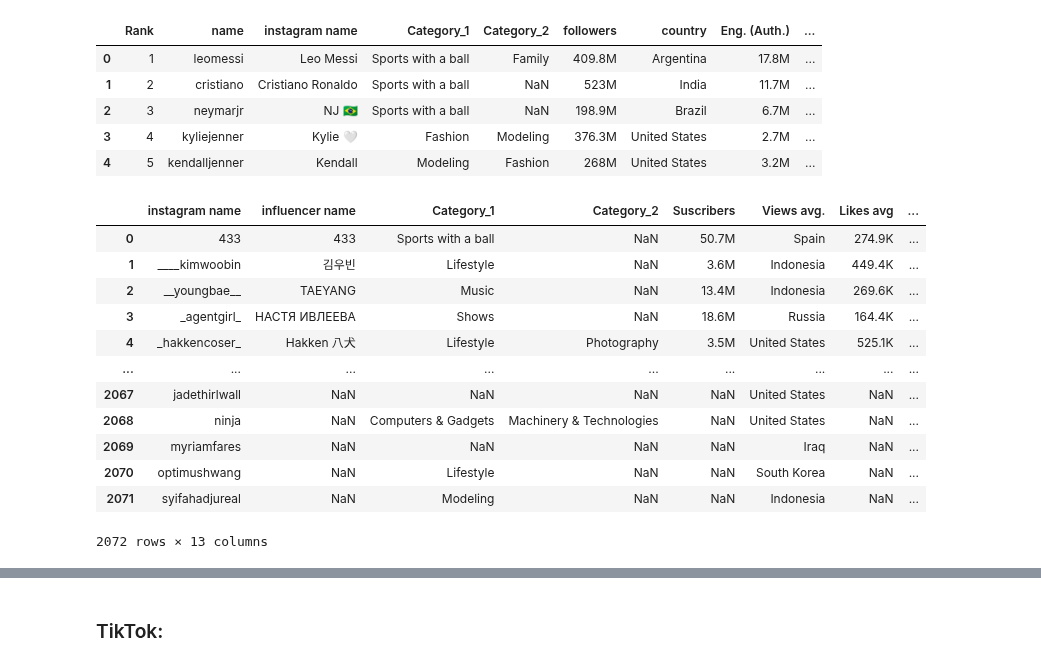
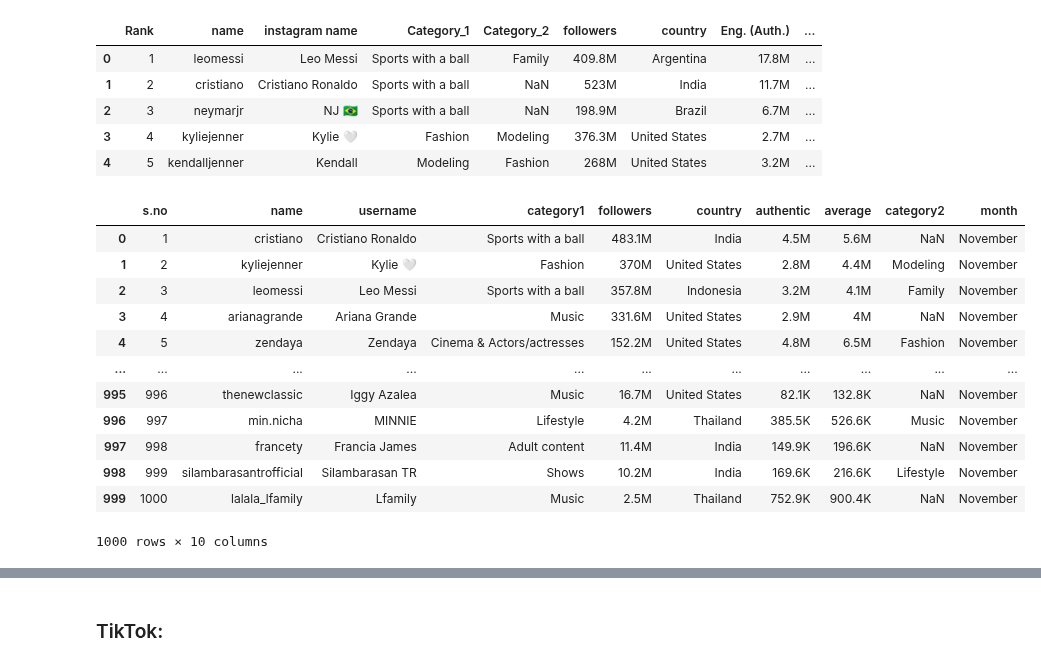
Before and after one commit to MarioChvx/ciencia_de_datos_PAMBAZO, a Jupyter notebook: proyectos/Proyecto4/socialnetworks.ipynb, the cells around one changed output, grey strips where cells are left out. Drawn from its saved outputs; the diff is of its cells as text; code cells hidden in the pictures.

```diff
--- a/proyectos/Proyecto4/socialnetworks.ipynb
+++ b/proyectos/Proyecto4/socialnetworks.ipynb
@@ -169,20 +169,37 @@ ig_dec.head()
 | 3 | 4 | kyliejenner | Kylie 🤍 | Fashion | Modeling | 376.3M | United States | 2.7M | ... |
 | 4 | 5 | kendalljenner | Kendall | Modeling | Fashion | 268M | United States | 3.2M | ... |
 # %%
-ig_months = pd.concat([ig_june, ig_sep], ignore_index=True)
-
-ig_months
+ig_dec = ig_dec.rename(columns = {"name": "name",
+                       "instagram name": "username",
+                       "Category_1": "category1",
+                       "Category_2": "category2",
+                       "Eng. (Auth.)": "authentic",
+                       "Eng. (Avg.)": "average",
+                       "Month": "month"
+                       })
+#
-# %% [output]
-|  | instagram name | influencer name | Category_1 | Category_2 | Suscribers | Views avg. | Likes avg | ... |
-| 0 | 433 | 433 | Sports with a ball | NaN | 50.7M | Spain | 274.9K | ... |
-| 1 | ____kimwoobin | 김우빈 | Lifestyle | NaN | 3.6M | Indonesia | 449.4K | ... |
-| 2 | __youngbae__ | TAEYANG | Music | NaN | 13.4M | Indonesia | 269.6K | ... |
-| 3 | _agentgirl_ | НАСТЯ ИВЛЕЕВА | Shows | NaN | 18.6M | Russia | 164.4K | ... |
-| 4 | _hakkencoser_ | Hakken 八犬 | Lifestyle | Photography | 3.5M | United States | 525.1K | ... |
-| ... | ... | ... | ... | ... | ... | ... | ... | ... |
-| 2067 | jadethirlwall | NaN | NaN | NaN | NaN | United States | NaN | ... |
-| 2068 | ninja | NaN | Computers & Gadgets | Machinery & Technologies | NaN | United States | NaN | ... |
-| 2069 | myriamfares | NaN | NaN | NaN | NaN | Iraq | NaN | ... |
-| 2070 | optimushwang | NaN | Lifestyle | NaN | NaN | South Korea | NaN | ... |
-| 2071 | syifahadjureal | NaN | Modeling | NaN | NaN | Indonesia | NaN | ... |
-2072 rows × 13 columns
+# %%
+ig_nov = ig_nov.rename(columns={"Name": "name",
+                               "Instagram Name": "username",
+                               "Category-1": "category1",
+                               "Followers": "followers",
+                               "\nCountry": "country",
+                               "Eng. (Auth.)": "authentic",
+                               "Eng. (Avg.)": "average",
+                               "Category-2": "category2",
+                               "Month": "month"})
+ig_nov
+# %% [output]
+|  | s.no | name | username | category1 | followers | country | authentic | average | category2 | month |
+| 0 | 1 | cristiano | Cristiano Ronaldo | Sports with a ball | 483.1M | India | 4.5M | 5.6M | NaN | November |
+| 1 | 2 | kyliejenner | Kylie 🤍 | Fashion | 370M | United States | 2.8M | 4.4M | Modeling | November |
+| 2 | 3 | leomessi | Leo Messi | Sports with a ball | 357.8M | Indonesia | 3.2M | 4.1M | Family | November |
+| 3 | 4 | arianagrande | Ariana Grande | Music | 331.6M | United States | 2.9M | 4M | NaN | November |
+| 4 | 5 | zendaya | Zendaya | Cinema & Actors/actresses | 152.2M | United States | 4.8M | 6.5M | Fashion | November |
+| ... | ... | ... | ... | ... | ... | ... | ... | ... | ... | ... |
+| 995 | 996 | thenewclassic | Iggy Azalea | Music | 16.7M | United States | 82.1K | 132.8K | NaN | November |
+| 996 | 997 | min.nicha | MINNIE | Lifestyle | 4.2M | Thailand | 385.5K | 526.6K | Music | November |
+| 997 | 998 | francety | Francia James | Adult content | 11.4M | India | 149.9K | 196.6K | NaN | November |
+| 998 | 999 | silambarasantrofficial | Silambarasan TR | Shows | 10.2M | India | 169.6K | 216.6K | Lifestyle | November |
+| 999 | 1000 | lalala_lfamily | Lfamily | Music | 2.5M | Thailand | 752.9K | 900.4K | NaN | November |
+1000 rows × 10 columns
```
Also changed, not shown: parts of 13 cells of this notebook.
